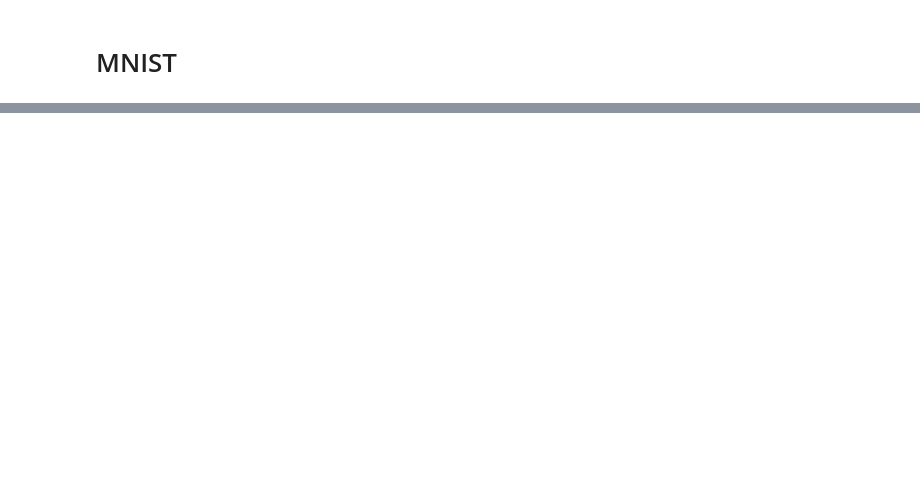
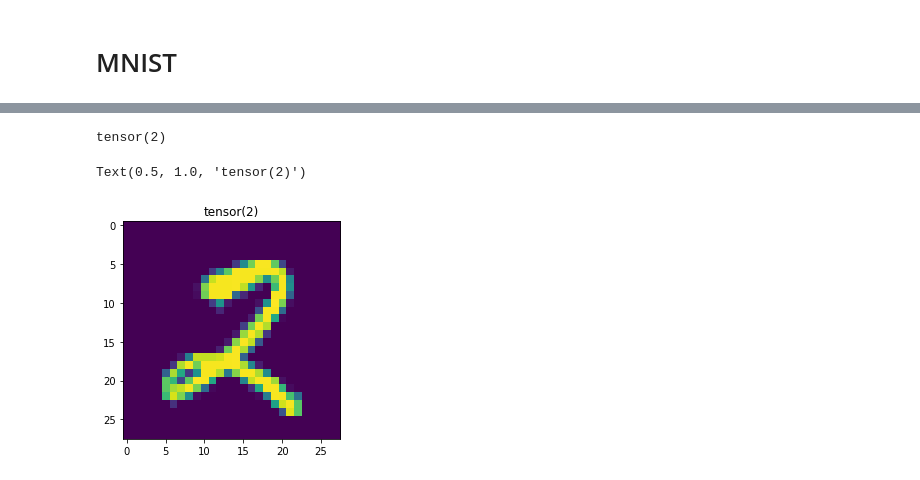
Before and after one commit to uberphoebus/study, a Jupyter notebook: pytorch-basic/pytorch-deeplearning-intro-wikidocs/06. ann.ipynb, the cells around one changed output, grey strips where cells are left out. Drawn from its saved outputs; the diff is of its cells as text; code cells hidden in the pictures; blank space fills up the shorter version.

```diff
--- a/pytorch-basic/pytorch-deeplearning-intro-wikidocs/06. ann.ipynb
+++ b/pytorch-basic/pytorch-deeplearning-intro-wikidocs/06. ann.ipynb
@@ -421,9 +432,22 @@ testloader = DataLoader(testdataset, batch_size=64, shuffle=False)
+# %%
+x_train, x_test, y_train, y_test = train_test_split(x, y, test_size=1/7, random_state=0)
+
+x_train = torch.Tensor(x_train)
+x_test = torch.Tensor(x_test)
+y_train = torch.LongTensor(y_train)
+y_test = torch.LongTensor(y_test)
+
+ds_train = TensorDataset(x_train, y_train)
+ds_test = TensorDataset(x_test, y_test)
+
+loader_train = DataLoader(ds_train, batch_size=64, shuffle=True)
+loader_test = DataLoader(ds_test, batch_size=64, shuffle=False)
 # %%
-import torch.nn as nn
-
-model = nn.Sequential()
-model.add_module(name='fc1', module=nn.Linear(in_features=28*28*1, out_features=100))
-model.add_module(name='relu1', module=nn.Linear(in_features=28*28*1, out_features=100))
-model.add_module(name='fc1', module=nn.Linear(in_features=28*28*1, out_features=100))
-model.add_module(name='fc1', module=nn.Linear(in_features=28*28*1, out_features=100))
-model.add_module(name='fc1', module=nn.Linear(in_features=28*28*1, out_features=100))
+def build_model():
+    model = nn.Sequential()
+    model.add_module(name='fc1', module=nn.Linear(in_features=28*28*1, out_features=100))
+    model.add_module(name='relu1', module=nn.ReLU())
+    model.add_module(name='fc2', module=nn.Linear(in_features=100, out_features=100))
+    model.add_module(name='relu2', module=nn.ReLU())
+    model.add_module(name='fc3', module=nn.Linear(in_features=100, out_features=10))
+    return model
@@ -433,0 +496,18 @@ model.add_module(name='fc1', module=nn.Linear(in_features=28*28*1, out_features=
+# %%
+index = 2018
+
+model.eval()
+data = x_test[index]
+
+output = model(data)
+_, predicted = torch.max(output.data, 0)
+
+print(predicted)
+
+x_test_show = x_test[index].numpy()
+plt.imshow(x_test_show.reshape(28, 28))
+plt.title(y_test[index])
+# %% [output]
+tensor(2)
+Text(0.5, 1.0, 'tensor(2)')
+[figure, added]
```
Also changed, not shown: parts of 16 cells of this notebook.
